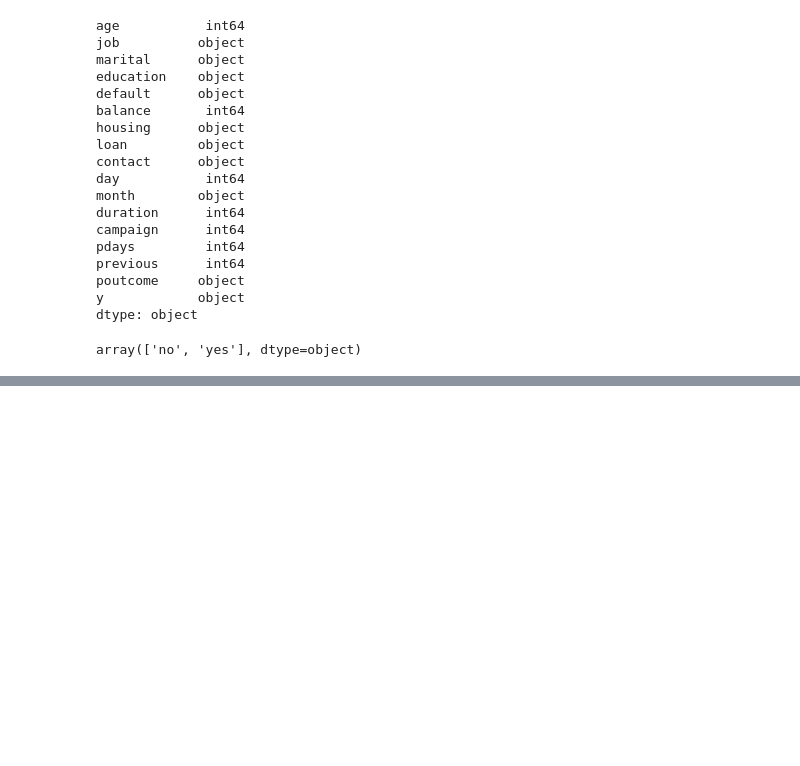
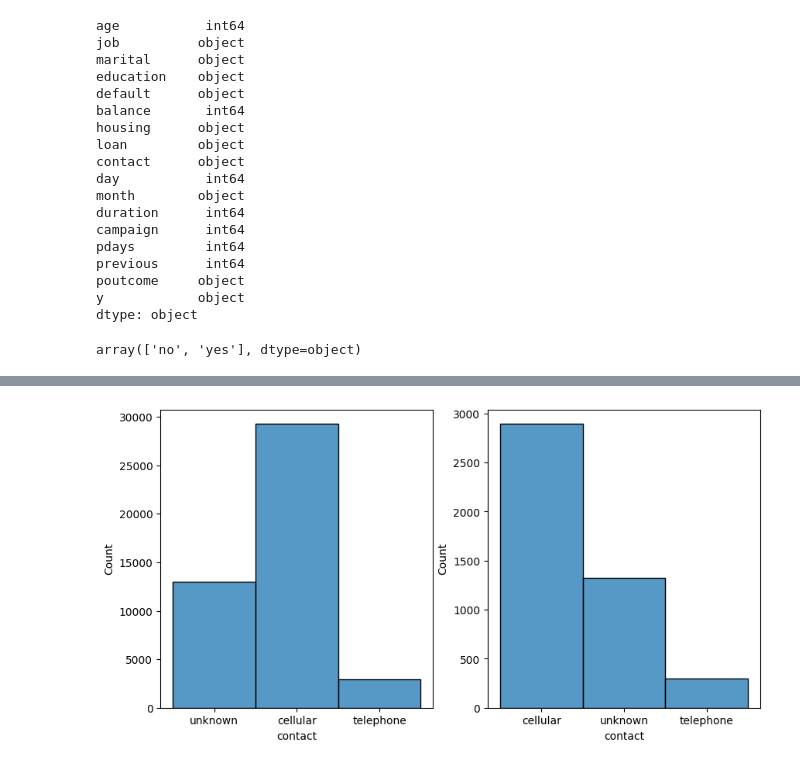
Before and after one commit to mredshaw/DS2, a Jupyter notebook: DSII_A1_M_Redshaw.ipynb, the cells around one changed output, grey strips where cells are left out. Saved outputs shown, nothing was run; the diff lists cells and outputs as text; code cells hidden in the pictures; blank space fills up the shorter version.

```diff
--- a/DSII_A1_M_Redshaw.ipynb
+++ b/DSII_A1_M_Redshaw.ipynb
@@ -203,2 +199,0 @@ array(['married', 'single', 'divorced'], dtype=object)
-# %%
-df_train['default'] = df_train['default'].map({'no': 0, 'yes': 1})
@@ -205,2 +210,3 @@ df_train['default'] = df_train['default'].map({'no': 0, 'yes': 1})
 # %%
-df_test['default'] = df_test['default'].map({'no': 0, 'yes': 1})
+df_test['y'] = df_test['y'].map({'yes': 1, 'no': 0})
+df_train['y'] = df_train['y'].map({'yes': 1, 'no': 0})
@@ -226,5 +212,0 @@ array(['yes', 'no'], dtype=object)
-# %%
-df_train['housing'] = df_train['housing'].map({'no': 0, 'yes': 1})
-df_test['housing'] = df_test['housing'].map({'no': 0, 'yes': 1})
-df_train['loan'] = df_train['loan'].map({'no': 0, 'yes': 1})
-df_test['loan'] = df_test['loan'].map({'no': 0, 'yes': 1})
@@ -237,15 +212,0 @@ array(['management', 'technician', 'entrepreneur', 'blue-collar',
-# %%
-df_train['job_code'] = df_train['job'].astype('category').cat.codes
-df_test['job_code'] = df_test['job'].astype('category').cat.codes
-df_train['marital_code'] = df_train['marital'].astype('category').cat.codes
-df_test['marital_code'] = df_test['marital'].astype('category').cat.codes
-df_train['education_code'] = df_train['education'].astype('category').cat.codes
-df_test['education_code'] = df_test['education'].astype('category').cat.codes
-df_train['contact_code'] = df_train['contact'].astype('category').cat.codes
-df_test['contact_code'] = df_test['contact'].astype('category').cat.codes
-df_train['month_code'] = df_train['month'].astype('category').cat.codes
-df_test['month_code'] = df_test['month'].astype('category').cat.codes
-df_train['poutcome_code'] = df_train['poutcome'].astype('category').cat.codes
-df_test['poutcome_code'] = df_test['poutcome'].astype('category').cat.codes
-df_train['y_code'] = df_train['y'].astype('category').cat.codes
-df_test['y_code'] = df_test['y'].astype('category').cat.codes
@@ -251,0 +260,8 @@ df_test['y_code'] = df_test['y'].astype('category').cat.codes
+# %%
+fig, (ax1, ax2) = plt.subplots(1, 2, figsize=(10, 5))
+
+sns.histplot(df_train['contact'], ax=ax1)
+sns.histplot(df_test['contact'], ax=ax2)
+plt.show()
+# %% [output]
+[figure, added]
```
Also changed, not shown: parts of 94 cells of this notebook, 2 other files.
